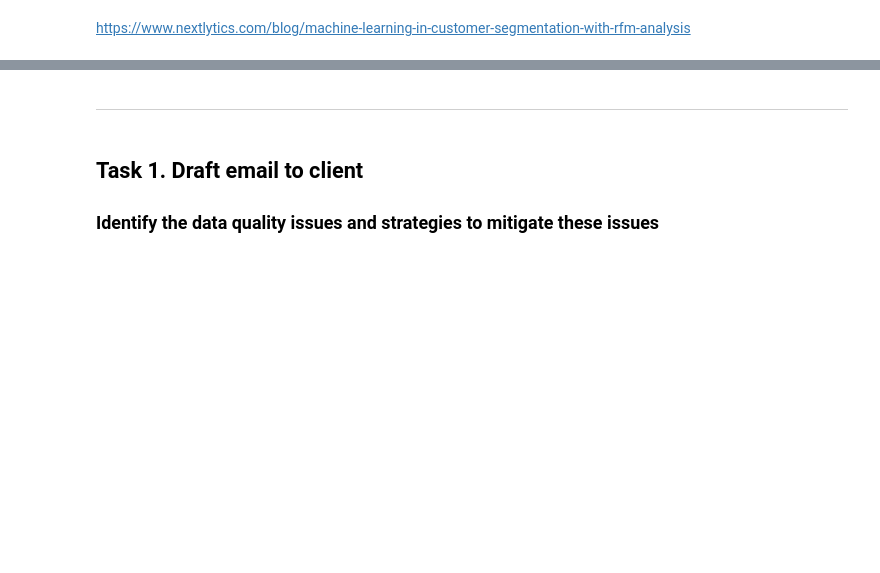
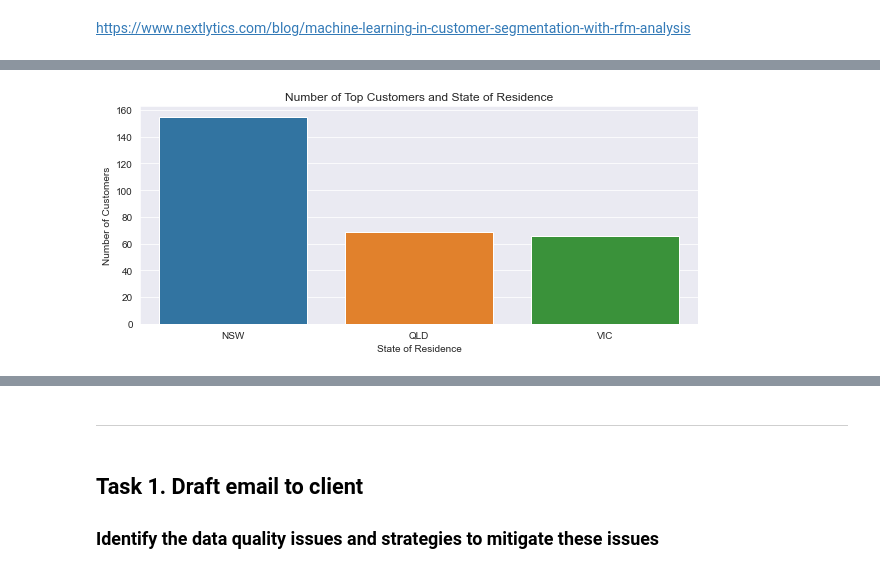
Before and after one commit to npradaschnor/KPMG-Virtual-Internship, a Jupyter notebook: KPMG_virtual_internship.ipynb, the cells around one changed output, grey strips where cells are left out. Drawn from its saved outputs; the diff is of its cells as text; code cells hidden in the pictures; blank space fills up the shorter version.

```diff
--- a/KPMG_virtual_internship.ipynb
+++ b/KPMG_virtual_internship.ipynb
@@ -2407,0 +2541,12 @@ https://www.nextlytics.com/blog/machine-learning-in-customer-segmentation-with-r
+# %%
+
+state = top.state.value_counts()
+sns.set_style("darkgrid")
+plt.figure(figsize=(10,4))
+sns.barplot(x=state.index, y=state.values)
+plt.title("Number of Top Customers and State of Residence")
+plt.xlabel("State of Residence")
+plt.ylabel("Number of Customers")
+plt.show()
+# %% [output]
+[figure, added]
```
Also changed, not shown: parts of 30 cells of this notebook.
